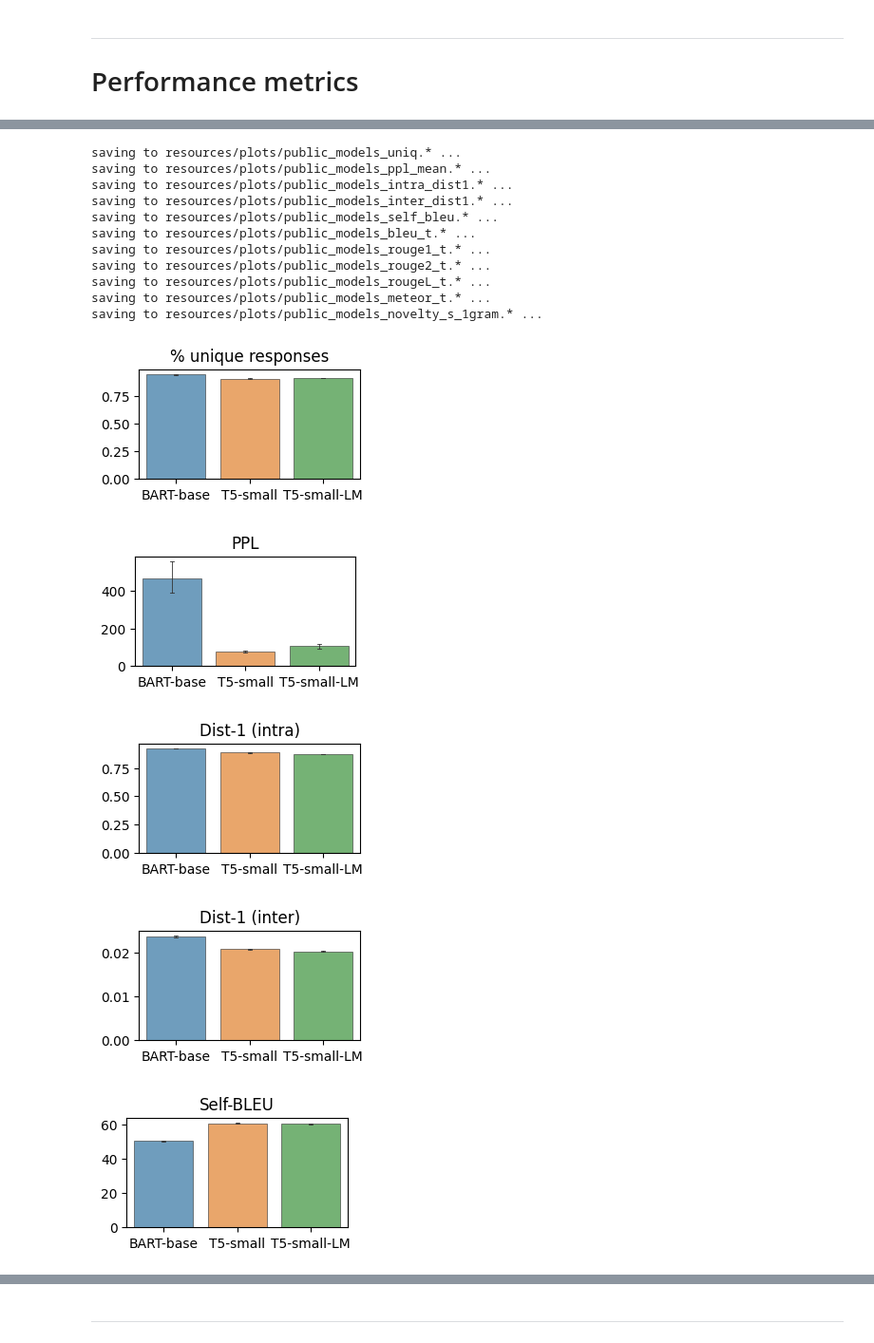
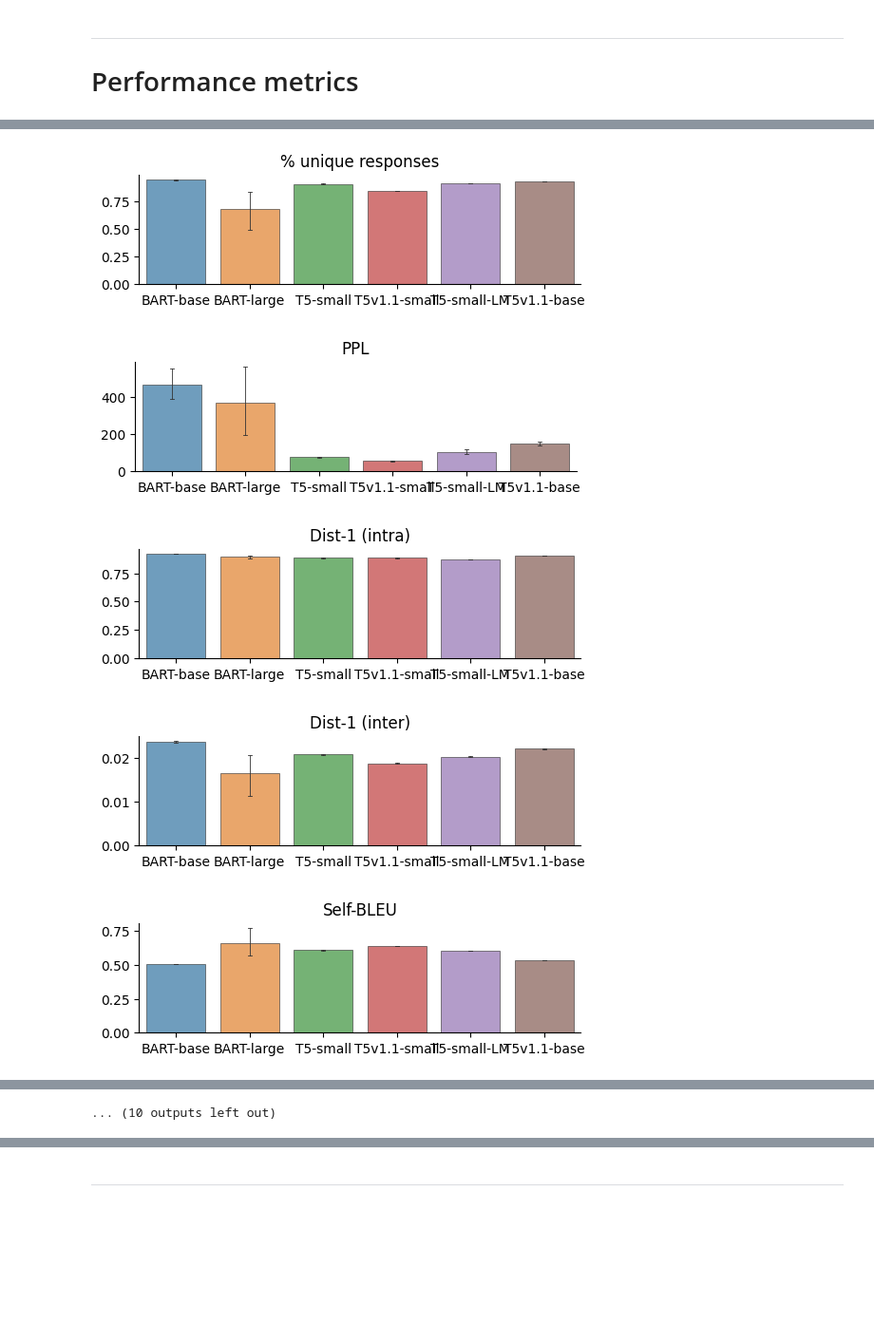
Before and after one commit to ZurichNLP/understanding-ctx-aug, a Jupyter notebook: summarize_results.ipynb, the cells around one changed output, grey strips where cells are left out. Shown at 95% size. Saved outputs shown, nothing was run; the diff lists cells and outputs as text; code cells hidden in the pictures; blank space fills up the shorter version.

Commit message:
experiments with larger off-the-shelf models

```diff
--- a/summarize_results.ipynb
+++ b/summarize_results.ipynb
@@ -722,9 +859,20 @@ perf_metrics = {
     'inter_dist1': np.mean,
     'self_bleu': np.mean,
     'bleu_t': np.mean,
+    'bleu_d': np.mean,
+    'bleu_k': np.mean,
     'rouge1_t': np.mean,
     'rouge2_t': np.mean,
     'rougeL_t': np.mean,
+    'rouge1_d': np.mean,
+    'rouge2_d': np.mean,
+    'rougeL_d': np.mean,
+    'rouge1_k': np.mean,
+    'rouge2_k': np.mean,
+    'rougeL_k': np.mean,
+    'rouge1_s': np.mean,
+    'rouge2_s': np.mean,
+    'rougeL_s': np.mean,
     'meteor_t': np.mean,
     'novelty_s_1gram': np.mean,
     # 'novelty_s_2gram': np.mean,
@@ -734,16 +882,8 @@ perf_metrics = {
 
 # produce table
 pdf = aggregate_values_for_target_metric(df[df.index.get_level_values(2) == 'default'], agg_ops=perf_metrics)
-pdf = pdf.stack().unstack(0)
-pdf = pdf.reset_index(level=0, drop=True)
-pdf.drop(columns=[
-    'MLM',
-    # 'MLM+PS', # default bart
-    'MLM+PS+DR','PS', # exp. bart metrics
-    'SI(BART5:25)','SI(BART5:50)','SI(BART5:75)', # mixed obj
-    # 'bart_small_rndm', # no pre-training
-    'bart_base', 't5_lm_small', 't5_small' # public models
-    ],
-    inplace=True)
+# pdf
+pdf = reshape(pdf, level=0,
+             )
 pdf
 # %% [output]
@@ -766,7 +913,7 @@ Will group by: ['model', 'gen_setting']
 def contrastive_model_barplot(df, models, gen_setting, tgt_metric, save_as=None): #data: Dict, title: str, baseline_reference_data: Optional[Dict], min_val: float = 0.0, max_val: float = 1.0, verbose: bool = False):
 
     # setup figure, axes
-    fig, ax = plt.subplots(nrows=1, ncols=1, figsize=(3, 1.5))
+    fig, ax = plt.subplots(nrows=1, ncols=1, figsize=(1*len(models), 1.5))
 
     # subset dataframe
     dfs = df.iloc[(df.index.get_level_values(1).isin(models)) & (df.index.get_level_values(2) == gen_setting)].reset_index()
@@ -793,6 +940,10 @@ def contrastive_model_barplot(df, models, gen_setting, tgt_metric, save_as=None)
     labels = [name_mapping.get(item.get_text(), item.get_text()) for item in ax.get_xticklabels()] # https://stackoverflow.com/questions/11244514/modify-tick-label-text
     ax.set_xticklabels(labels)
 
+    ax.spines['right'].set_visible(False)
+    ax.spines['top'].set_visible(False)
+    # ax.spines['left'].set_visible(False)
+    # ax.spines['bottom'].set_visible(False)
 
     # make legend pretty
     handles, labels = ax.get_legend_handles_labels()
@@ -801,28 +952,23 @@ def contrastive_model_barplot(df, models, gen_setting, tgt_metric, save_as=None)
         ax.legend(handles, labels, title="Generation Settings", frameon=False)
 
     if save_as is not None:
-        print(f'saving to {save_as}_{tgt_metric}.* ...')
-        plt.savefig(f'{save_as}_{gen_setting}_{tgt_metric}.pdf', bbox_inches='tight', dpi=300)
-        plt.savefig(f'{save_as}_{gen_setting}_{tgt_metric}.png', bbox_inches='tight', dpi=300)
+        print(f'saving to {save_as}.* ...')
+        # plt.savefig(f'{save_as}.pdf', bbox_inches='tight', dpi=300)
+        plt.savefig(f'{save_as}.png', bbox_inches='tight', dpi=300)
 
     return
 # %%
 for metric in perf_metrics.keys():
-    contrastive_model_barplot(df, ['bart_base', 't5_small', 't5_lm_small'], 'default', tgt_metric=metric, save_as="resources/plots/public_models")
+    contrastive_model_barplot(
+        df,
+        ['bart_base', 'bart_large', 't5_small', 't5v11_small', 't5_lm_small', 't5v11_base'],
+        'default',
+        tgt_metric=metric,
+        # save_as=f"resources/plots/public_models_default_{metric}"
+    )
 # %% [output]
-saving to resources/plots/public_models_uniq.* ...
-saving to resources/plots/public_models_ppl_mean.* ...
-saving to resources/plots/public_models_intra_dist1.* ...
-saving to resources/plots/public_models_inter_dist1.* ...
-saving to resources/plots/public_models_self_bleu.* ...
-saving to resources/plots/public_models_bleu_t.* ...
-saving to resources/plots/public_models_rouge1_t.* ...
-saving to resources/plots/public_models_rouge2_t.* ...
-saving to resources/plots/public_models_rougeL_t.* ...
-saving to resources/plots/public_models_meteor_t.* ...
-saving to resources/plots/public_models_novelty_s_1gram.* ...
-[figure, old version]
+[figure, new version]
-[figure, old version]
+[figure, new version]
-[figure, old version]
+[figure, new version]
-[figure, old version]
+[figure, new version]
-[figure, old version]
+[figure, new version]
@@ -835,2 +982,3 @@ saving to resources/plots/public_models_novelty_s_1gram.* ...
+... (10 outputs left out)
 # %%
 for metric in perf_metrics.keys():
```
Also changed, not shown: parts of 36 cells of this notebook, 15 other files.
